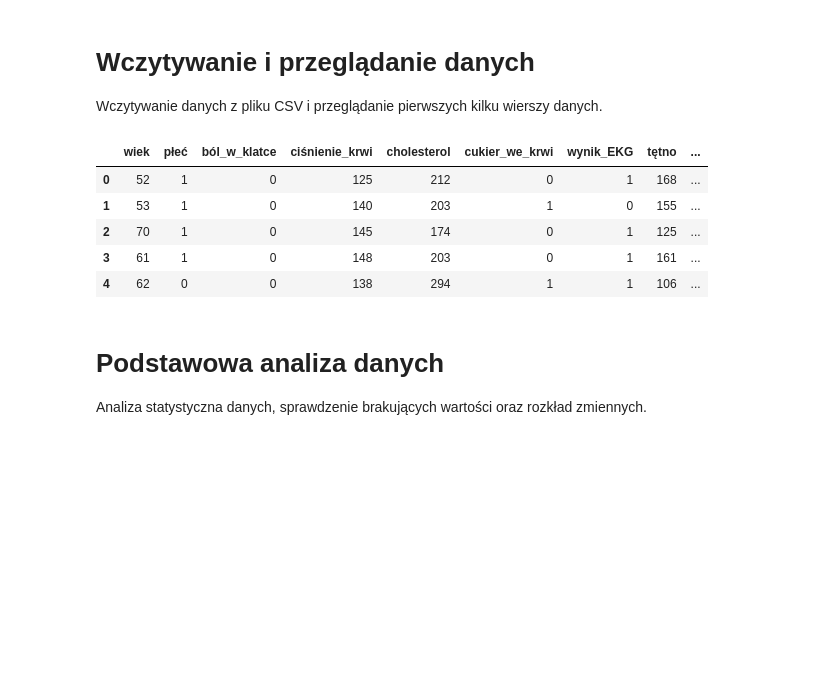
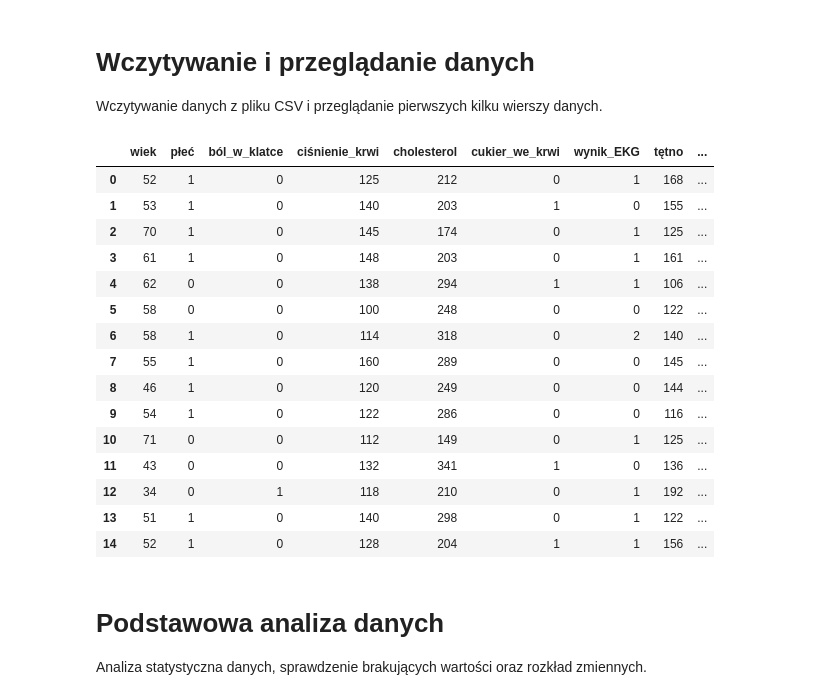
Before and after one commit to LiCHUTKO/heart-attack-analisys, a Jupyter notebook: notebook.ipynb, the cells around one changed output. Cells and saved outputs as stored; diff of their text form; code cells hidden in the pictures; blank space fills up the shorter version.

```diff
--- a/notebook.ipynb
+++ b/notebook.ipynb
@@ -17,25 +16,32 @@ from tensorflow.keras.layers import Dense
 # Wczytywanie i przeglądanie danych
 Wczytywanie danych z pliku CSV i przeglądanie pierwszych kilku wierszy danych.
 # %%
-# Wczytywanie danych z pliku CSV
 data = pd.read_csv('heart.csv')
 
-# Zmiana nazw kolumn na polskie
 data.columns = [
     'wiek', 'płeć', 'ból_w_klatce', 'ciśnienie_krwi', 'cholesterol',
     'cukier_we_krwi', 'wynik_EKG', 'tętno', 'ból_wysiłkowy',
     'depresja_ST', 'nachylenie_ST', 'naczynia', 'thal', 'choroba_serca'
 ]
 
-# Przeglądanie pierwszych kilku wierszy danych
-data.head()
+data.head(15)
 # %% [output]
 |  | wiek | płeć | ból_w_klatce | ciśnienie_krwi | cholesterol | cukier_we_krwi | wynik_EKG | tętno | ... |
 | 0 | 52 | 1 | 0 | 125 | 212 | 0 | 1 | 168 | ... |
 | 1 | 53 | 1 | 0 | 140 | 203 | 1 | 0 | 155 | ... |
 | 2 | 70 | 1 | 0 | 145 | 174 | 0 | 1 | 125 | ... |
 | 3 | 61 | 1 | 0 | 148 | 203 | 0 | 1 | 161 | ... |
 | 4 | 62 | 0 | 0 | 138 | 294 | 1 | 1 | 106 | ... |
+| 5 | 58 | 0 | 0 | 100 | 248 | 0 | 0 | 122 | ... |
+| 6 | 58 | 1 | 0 | 114 | 318 | 0 | 2 | 140 | ... |
+| 7 | 55 | 1 | 0 | 160 | 289 | 0 | 0 | 145 | ... |
+| 8 | 46 | 1 | 0 | 120 | 249 | 0 | 0 | 144 | ... |
+| 9 | 54 | 1 | 0 | 122 | 286 | 0 | 0 | 116 | ... |
+| 10 | 71 | 0 | 0 | 112 | 149 | 0 | 1 | 125 | ... |
+| 11 | 43 | 0 | 0 | 132 | 341 | 1 | 0 | 136 | ... |
+| 12 | 34 | 0 | 1 | 118 | 210 | 0 | 1 | 192 | ... |
+| 13 | 51 | 1 | 0 | 140 | 298 | 0 | 1 | 122 | ... |
+| 14 | 52 | 1 | 0 | 128 | 204 | 1 | 1 | 156 | ... |
 # %% [markdown]
 # Podstawowa analiza danych
 Analiza statystyczna danych, sprawdzenie brakujących wartości oraz rozkład zmiennych.
```
Also changed, not shown: parts of 13 cells of this notebook.
